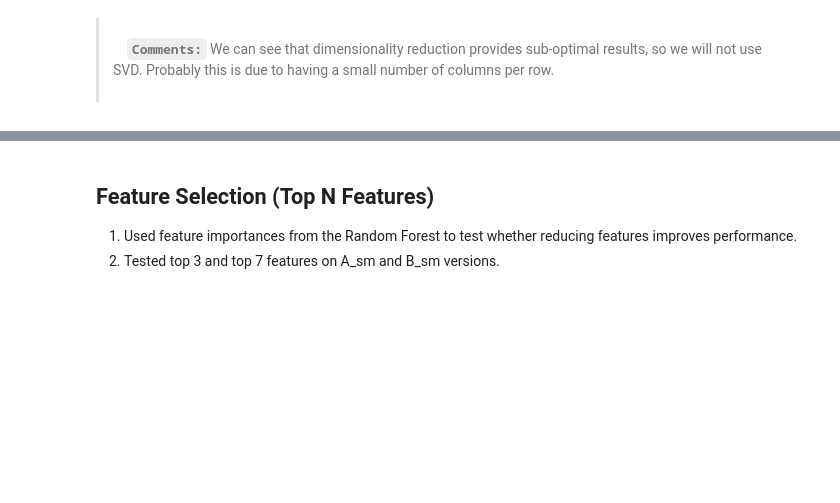
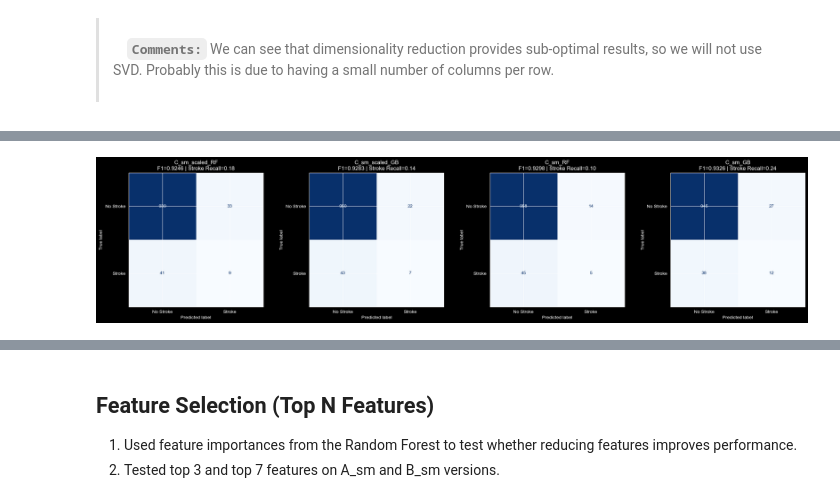
Before and after one commit to stefanosPanteli/EPL448_Team1_StrokePrediction, a Jupyter notebook: project.ipynb, the cells around one changed output, grey strips where cells are left out. Saved outputs shown, nothing was run; the diff lists cells and outputs as text; code cells hidden in the pictures; blank space fills up the shorter version.

Commit message:
Added pipelines for del3

```diff
--- a/project.ipynb
+++ b/project.ipynb
@@ -615,6 +616,12 @@ Train/Test Split Stratified (stroke is imbalanced)
 
 X_train: (4088, 21) | stroke rate: 0.0487
 X_test : (1022, 21) | stroke rate: 0.0489
+# %%
+# Save for later uses
+X_train_orig = X_train.copy()
+y_train_orig = y_train.copy()
+X_test_orig  = X_test.copy()
+y_test_orig  = y_test.copy()
 # %% [markdown]
 # Missing Values, Skewness & Outliers
 # %% [markdown]
@@ -1390,7 +1466,7 @@ Top 3 (overall):
 # %%
 
 BEST_MODELS   = ['Random Forest', 'Gradient Boosting']
-BEST_VERSIONS = ['A_sm', 'B_sm']
+BEST_VERSIONS = ['C_sm_scaled', 'C_sm']  # was ['A_sm', 'B_sm']
 
 names      = ['Random Forest', 'Gradient Boosting']
 classifiers = [RandomForestClassifier(random_state=42), GradientBoostingClassifier(random_state=42)]
@@ -1423,0 +1566,71 @@ KeyboardInterrupt:
+# %%
+from sklearn.metrics import (accuracy_score, precision_score, recall_score,
+                             f1_score, classification_report, confusion_matrix,
+                             ConfusionMatrixDisplay, roc_curve, roc_auc_score)
+
+nicely_print('Step 8 — Final Evaluation on Test Set')
+
+# Evaluate all 4 pipelines
+final_results = []
+for pipe_name, pipe in best_pipelines.items():
+    y_pred  = pipe.predict(X_test_orig)
+    y_proba = pipe.predict_proba(X_test_orig)[:, 1]
+    final_results.append({
+        'Pipeline'     : pipe_name,
+        'Accuracy'     : round(accuracy_score(y_test_orig, y_pred), 4),
+        'Precision'    : round(precision_score(y_test_orig, y_pred, average='weighted', zero_division=0), 4),
+        'Recall'       : round(recall_score(y_test_orig, y_pred, average='weighted', zero_division=0), 4),
+        'F1'           : round(f1_score(y_test_orig, y_pred, average='weighted', zero_division=0), 4),
+        'Stroke Recall': round(recall_score(y_test_orig, y_pred, pos_label=1, average='binary'), 4),
+        'AUC'          : round(roc_auc_score(y_test_orig, y_proba), 4),
+    })
+
+final_df = pd.DataFrame(final_results).sort_values('F1', ascending=False)
+print(final_df.to_string(index=False))
+
+# ── Best pipeline classification report ──────────────────────
+best_pipe_name = final_df.iloc[0]['Pipeline']
+best_pipe      = best_pipelines[best_pipe_name]
+y_pred_best    = best_pipe.predict(X_test_orig)
+
+nicely_print(f'Classification Report — {best_pipe_name}')
+print(classification_report(y_test_orig, y_pred_best, target_names=['No Stroke', 'Stroke']))
+
+# ── Confusion matrices ────────────────────────────────────────
+fig, axes = plt.subplots(1, 4, figsize=(22, 5))
+for ax, (pipe_name, pipe) in zip(axes, best_pipelines.items()):
+    y_pred = pipe.predict(X_test_orig)
+    cm = confusion_matrix(y_test_orig, y_pred)
+    ConfusionMatrixDisplay(cm, display_labels=['No Stroke', 'Stroke']).plot(
+        ax=ax, colorbar=False, cmap='Blues'
+    )
+    row = final_df[final_df['Pipeline'] == pipe_name].iloc[0]
+    ax.set_title(f'{pipe_name}\nF1={row["F1"]:.4f} | Stroke Recall={row["Stroke Recall"]:.2f}')
+plt.tight_layout()
+plt.show()
+
+# ── ROC Curve ─────────────────────────────────────────────────
+plt.figure(figsize=(8, 5))
+for pipe_name, pipe in best_pipelines.items():
+    y_proba  = pipe.predict_proba(X_test_orig)[:, 1]
+    fpr, tpr, _ = roc_curve(y_test_orig, y_proba)
+    auc = roc_auc_score(y_test_orig, y_proba)
+    plt.plot(fpr, tpr, label=f'{pipe_name} (AUC={auc:.4f})')
+plt.plot([0, 1], [0, 1], 'k--', label='Random Classifier')
+plt.xlabel('False Positive Rate')
+plt.ylabel('True Positive Rate (Stroke Recall)')
+plt.title('ROC Curve — All Pipelines')
+plt.legend()
+plt.tight_layout()
+plt.show()
+
+# ── Threshold tuning on best pipeline ────────────────────────
+nicely_print('Threshold Tuning — Best Pipeline', best_pipe_name)
+y_proba = best_pipe.predict_proba(X_test_orig)[:, 1]
+
+for threshold in [0.5, 0.4, 0.3, 0.2, 0.1]:
+    y_pred = (y_proba >= threshold).astype(int)
+    print(f'threshold={threshold} | Predicted={( y_pred==1).sum():>3} '
+          f'| Stroke Recall={recall_score(y_test_orig, y_pred, pos_label=1, average="binary"):.4f} '
+          f'| F1={f1_score(y_test_orig, y_pred, average="weighted"):.4f}')
+# %% [output]
@@ -1423,0 +1654 @@ KeyboardInterrupt:
+[figure, added]
```
Also changed, not shown: parts of 29 cells of this notebook.
